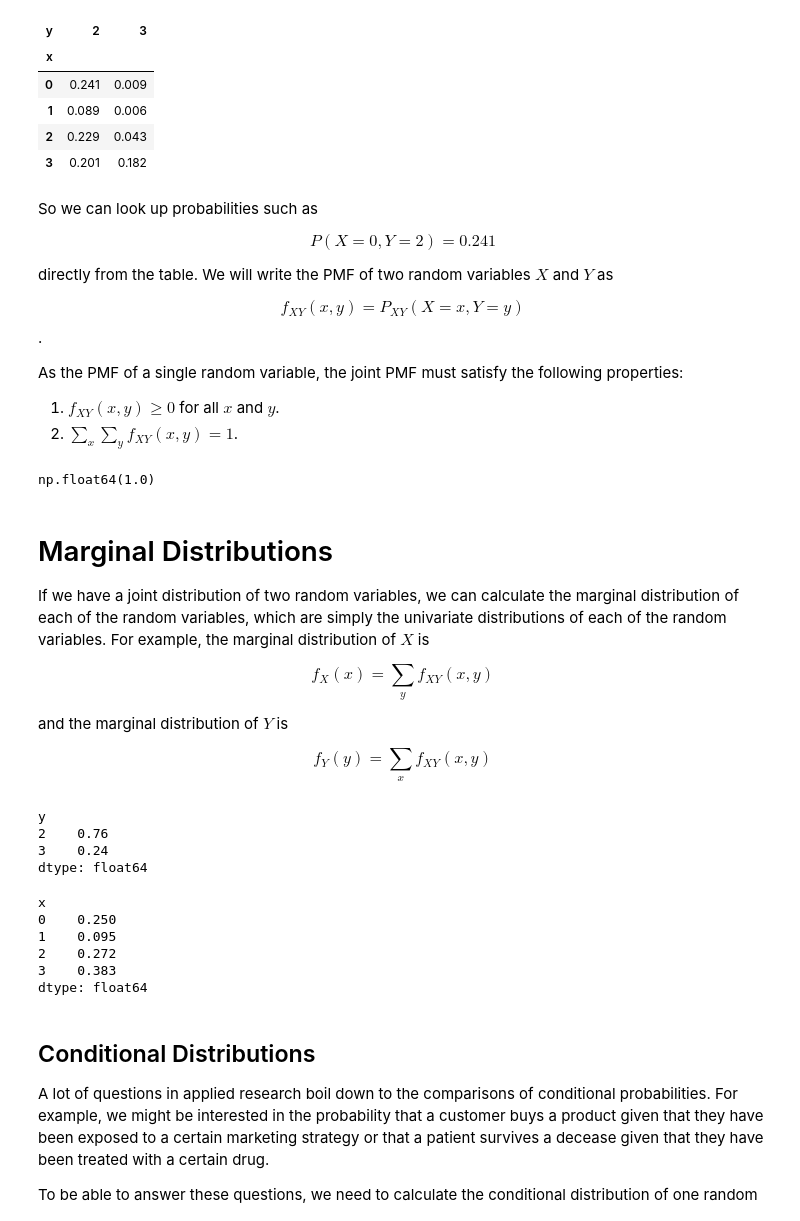
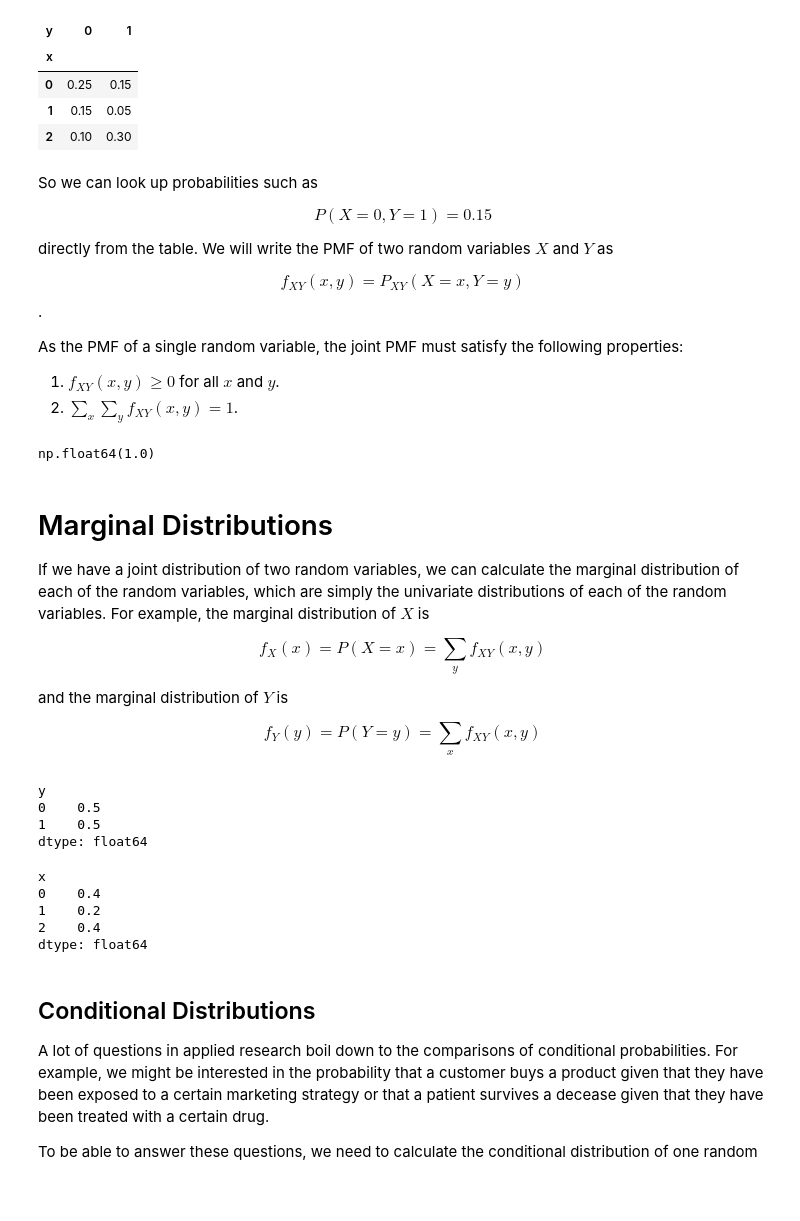
Before and after one commit to febse/stat2025, a Jupyter notebook: 08-Bi-variate-Discrete-Distributions.ipynb, the cells around one changed output. Cells and saved outputs as stored; diff of their text form; code cells hidden in the pictures; blank space fills up the shorter version.

```diff
--- a/08-Bi-variate-Discrete-Distributions.ipynb
+++ b/08-Bi-variate-Discrete-Distributions.ipynb
@@ -13,30 +13,29 @@ For discrete distributions with a limited number of outcomes, we can represent t
 # %%
 import pandas as pd
 import numpy as np
 import matplotlib.pyplot as plt
+import itertools
+# Import a couple of csv files from github
 
-# Import a couple of csv files from github
-px = pd.read_csv("https://raw.githubusercontent.com/febse/data/main/econ/prob_review/px.csv")
-py = pd.read_csv("https://raw.githubusercontent.com/febse/data/main/econ/prob_review/py.csv")
-pxy = pd.read_csv("https://raw.githubusercontent.com/febse/data/main/econ/prob_review/pxy.csv")
 
 # Select specific columns
-pxy = pxy[['x', 'y', 'p']]
+pxy = pd.DataFrame(itertools.product([0, 1, 2], [0, 1]), columns=["x", "y"])
+pxy["p"] = [0.25, 0.15, 0.15, 0.05, 0.1, 0.3]
+
 
 pxy_table = pd.pivot_table(pxy, values='p', index='x', columns='y')
 pxy_table
 # %% [output]
-| y | 2 | 3 |
+| y | 0 | 1 |
 | x |  |  |
-| 0 | 0.241 | 0.009 |
-| 1 | 0.089 | 0.006 |
-| 2 | 0.229 | 0.043 |
-| 3 | 0.201 | 0.182 |
+| 0 | 0.25 | 0.15 |
+| 1 | 0.15 | 0.05 |
+| 2 | 0.10 | 0.30 |
 # %% [markdown]
 So we can look up probabilities such as
 
 $$
-P(X=0, Y=2) = 0.241
+P(X=0, Y=1) = 0.15
 $$
 
 directly from the table. We will write the PMF of two random variables $X$ and $Y$ as
@@ -61,13 +60,13 @@ np.float64(1.0)
 If we have a joint distribution of two random variables, we can calculate the marginal distribution of each of the random variables, which are simply the univariate distributions of each of the random variables. For example, the marginal distribution of $X$ is
 
 $$
-f_X(x) = \sum_y f_{XY}(x, y)
+f_X(x) = P(X = x) =  \sum_y f_{XY}(x, y)
 $$
 
 and the marginal distribution of $Y$ is
 
 $$
-f_Y(y) = \sum_x f_{XY}(x, y)
+f_Y(y) = P(Y = y) = \sum_x f_{XY}(x, y)
 $$
 # %%
 # The marginal distribution of y is the sum of the rows of the table
@@ -75,18 +74,17 @@ $$
 pxy_table.sum(axis=0)
 # %% [output]
 y
-2    0.76
-3    0.24
+0    0.5
+1    0.5
 dtype: float64
 # %%
 # The marginal distribution of x is the sum of the columns of the table
 pxy_table.sum(axis=1)
 # %% [output]
 x
-0    0.250
-1    0.095
-2    0.272
-3    0.383
+0    0.4
+1    0.2
+2    0.4
 dtype: float64
 # %% [markdown]
 ## Conditional Distributions
```
Also changed, not shown: parts of 2 cells of this notebook, 1 other file.
